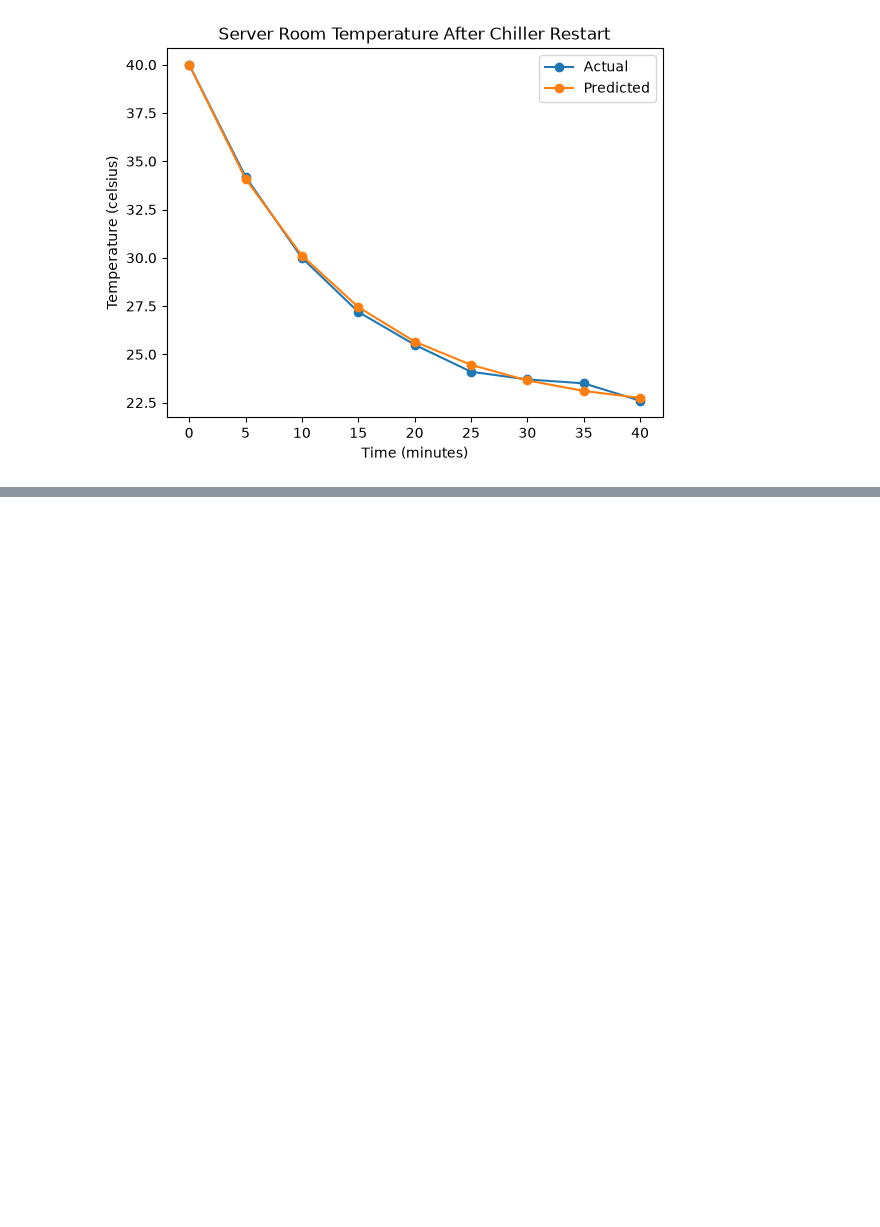
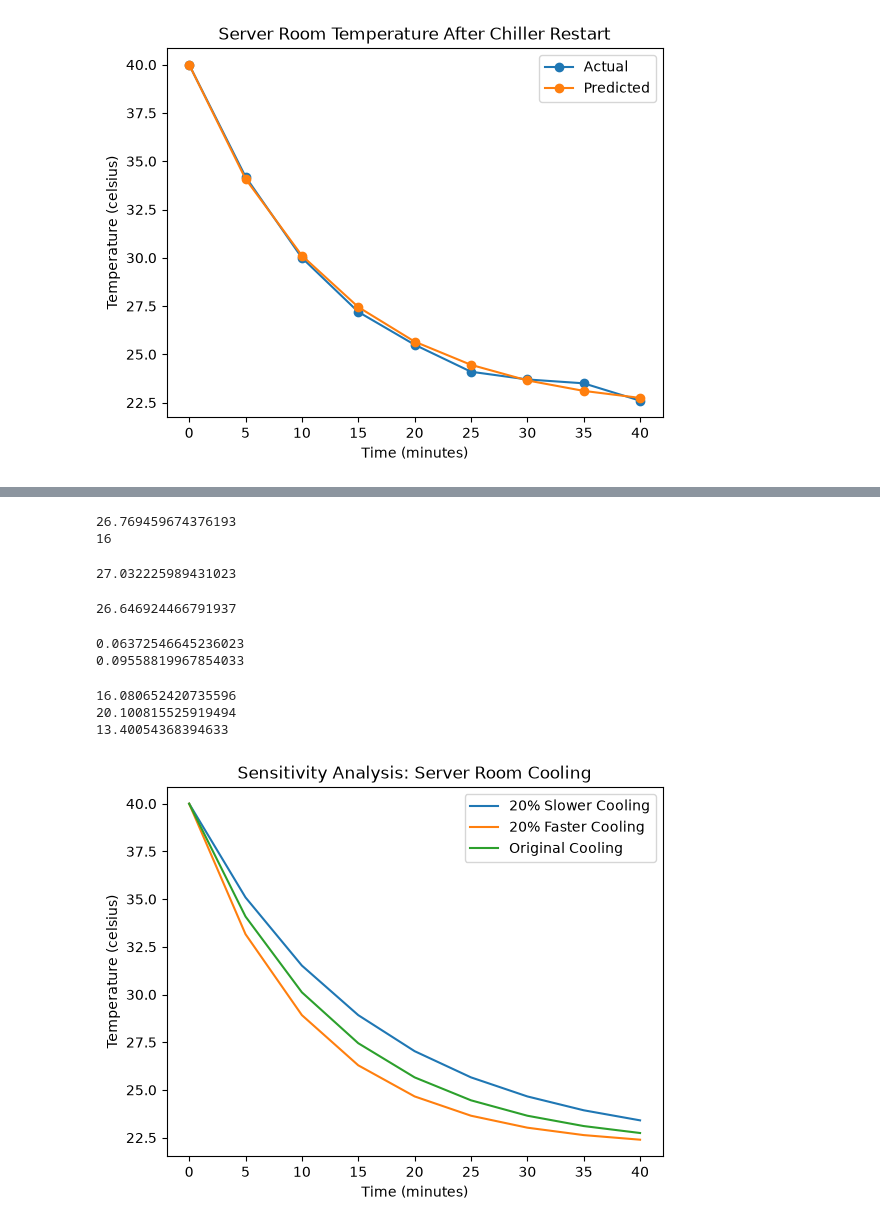
Before and after one commit to ARCOOKWINCH/6003-Formative-Assingment, a Jupyter notebook: notebooks/cooling_model1.ipynb, the cells around one changed output, grey strips where cells are left out. Cells and saved outputs as stored; diff of their text form; code cells hidden in the pictures; blank space fills up the shorter version.

Commit message:
Add Euler RK4 and sensitivity analysis

```diff
--- a/notebooks/cooling_model1.ipynb
+++ b/notebooks/cooling_model1.ipynb
@@ -72,0 +121,59 @@ plt.show()
+# %%
+current_temp = 40
+minutes = 0
+
+while current_temp >= 27:
+    current_temp = current_temp - h * k * (current_temp - 22)
+    minutes = minutes + 1
+
+print(current_temp)
+print(minutes)
+# %% [output]
+26.769459674376193
+16
+# %%
+T_at_16 = 22 + 18 * np.exp(-k * 16)
+print(T_at_16)
+# %% [output]
+27.032225989431023
+# %%
+T_at_17 = 22 + 18 * np.exp(-k * 17)
+print(T_at_17)
+# %% [output]
+26.646924466791937
+# %%
+k_lower = k * 0.8
+print(k_lower)
+
+k_higher = k * 1.2
+print(k_higher)
+# %% [output]
+0.06372546645236023
+0.09558819967854033
+# %%
+restart_time = np.log(18 / 5) / k
+print(restart_time)
+
+restart_time_lower = np.log(18 / 5) / k_lower
+print(restart_time_lower)
+
+restart_time_higher = np.log(18 / 5) / k_higher
+print(restart_time_higher)
+# %% [output]
+16.080652420735596
+20.100815525919494
+13.40054368394633
+# %%
+predicted_lower = 22 + 18 * np.exp(-k_lower * time)
+predicted_higher = 22 + 18 * np.exp(-k_higher * time)
+
+plt.plot(time, predicted_lower, label = "20% Slower Cooling")
+plt.plot(time, predicted_higher, label = "20% Faster Cooling")
+plt.plot(time, predicted_temp, label = "Original Cooling")
+plt.title("Sensitivity Analysis: Server Room Cooling")
+plt.xlabel("Time (minutes)")
+plt.ylabel("Temperature (celsius)")
+plt.legend()
+plt.show()
+# %% [output]
+[figure, added]
```
Also changed, not shown: parts of 6 cells of this notebook.
